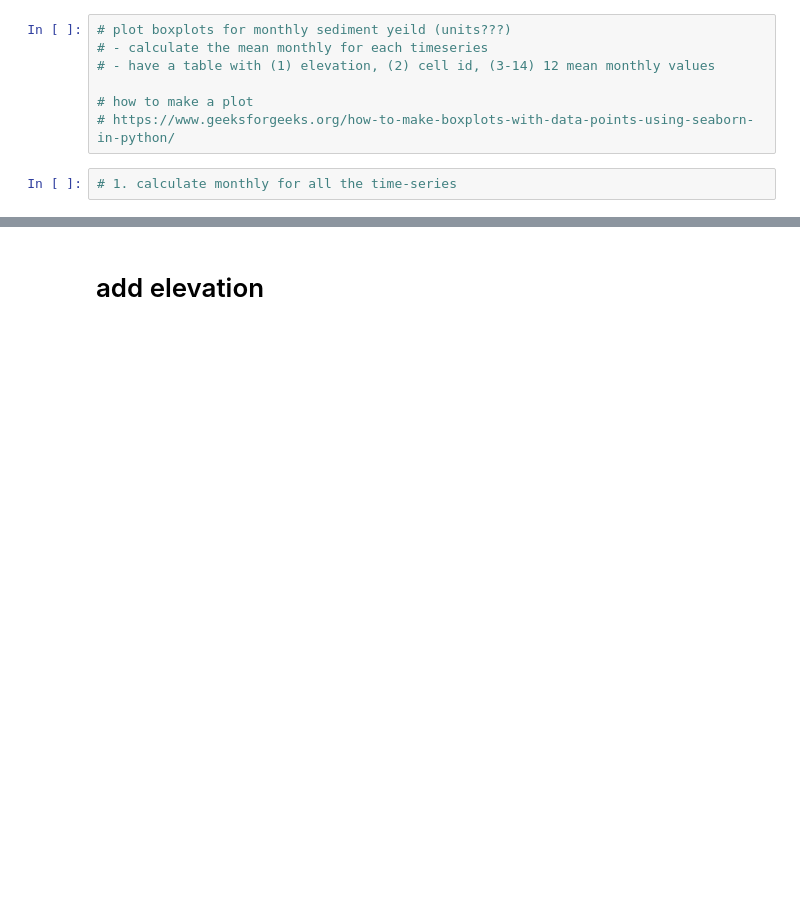
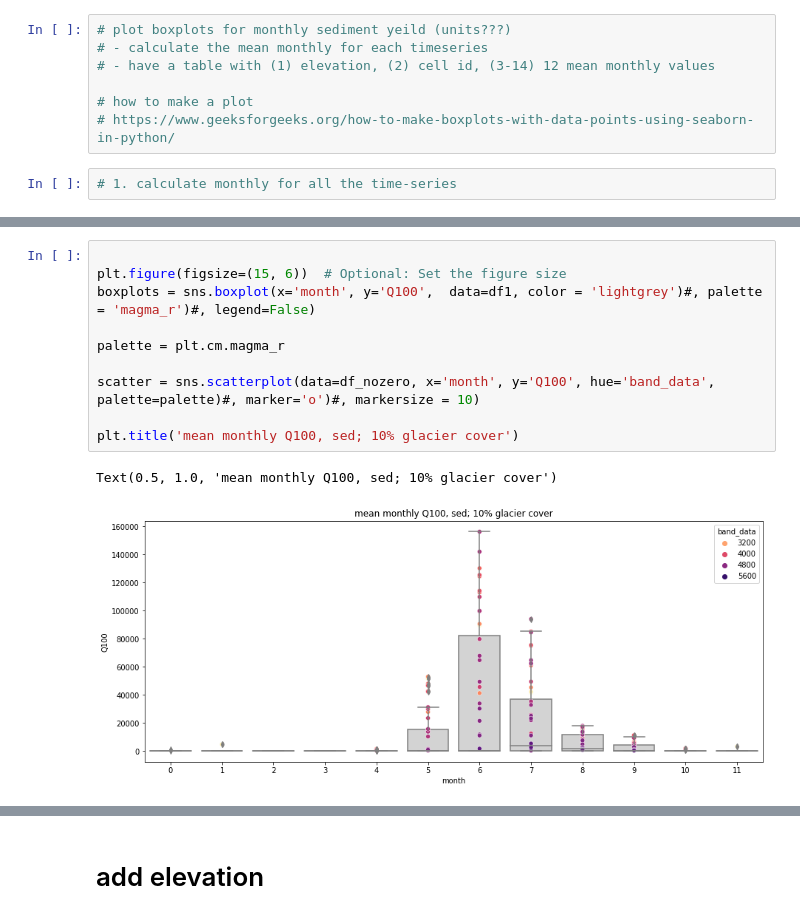
Before and after one commit to varyabazilova/sedcas_sediments_hma, a Jupyter notebook: 202405_modelruns/magnitude_frequency.ipynb, the cells around one changed output, grey strips where cells are left out. Saved outputs shown, nothing was run; the diff lists cells and outputs as text; blank space fills up the shorter version.

```diff
--- a/202405_modelruns/magnitude_frequency.ipynb
+++ b/202405_modelruns/magnitude_frequency.ipynb
@@ -429,0 +366,13 @@ Text(0.5, 1.0, 'Langtang: mean monthly Q100, 10% gl cover')
+# %%
+
+plt.figure(figsize=(15, 6))  # Optional: Set the figure size
+boxplots = sns.boxplot(x='month', y='Q100',  data=df1, color = 'lightgrey')#, palette = 'magma_r')#, legend=False)
+
+palette = plt.cm.magma_r
+
+scatter = sns.scatterplot(data=df_nozero, x='month', y='Q100', hue='band_data', palette=palette)#, marker='o')#, markersize = 10)
+
+plt.title('mean monthly Q100, sed; 10% glacier cover')
+# %% [output]
+Text(0.5, 1.0, 'mean monthly Q100, sed; 10% glacier cover')
+[figure, added]
```
Also changed, not shown: parts of 38 cells of this notebook, 2 other files.
